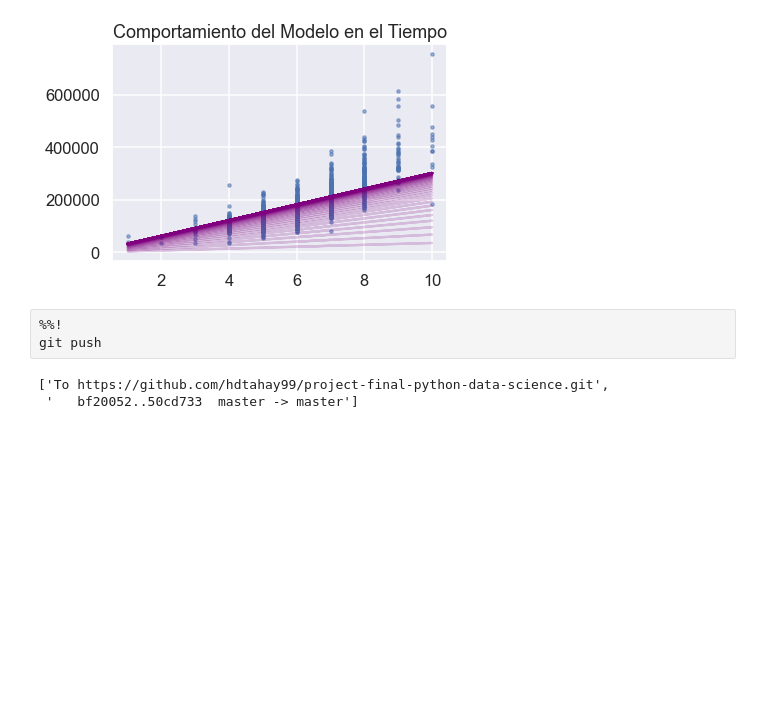
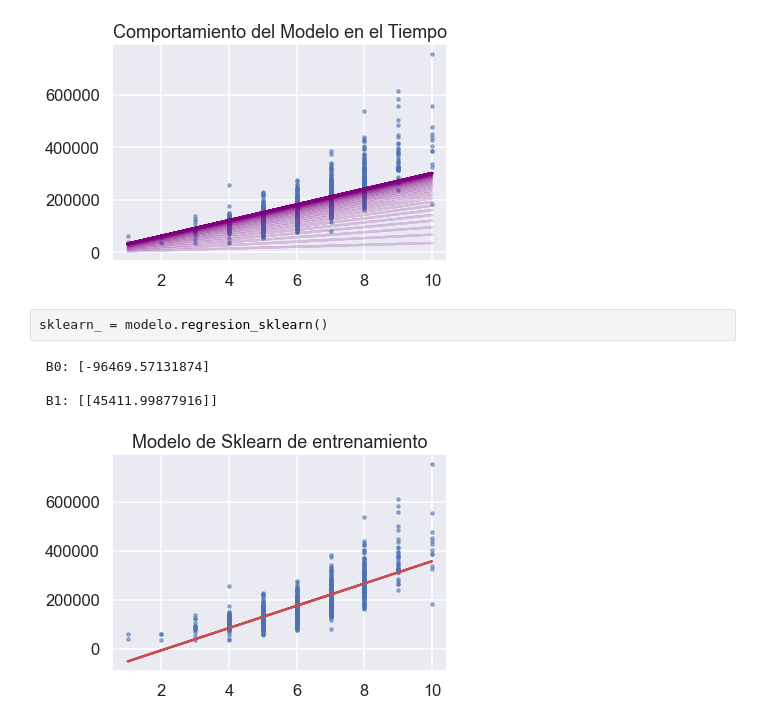
Before and after one commit to hdtahay99/project-final-python-data-science, a Jupyter notebook: dev-project.ipynb, the cells around one changed output. Saved outputs shown, nothing was run; the diff lists cells and outputs as text; blank space fills up the shorter version.

```diff
--- a/dev-project.ipynb
+++ b/dev-project.ipynb
@@ -250,9 +278,10 @@ No.Iteración: 120, Error: 1386532530.6655555
 modelo.draw_models_in_time(1)
 # %% [output]
 [figure]
-# %%
-%%!
-git push
-# %% [output]
-['To https://github.com/hdtahay99/project-final-python-data-science.git',
- '   bf20052..50cd733  master -> master']
+# %%
+sklearn_ = modelo.regresion_sklearn()
+# %% [output]
+ B0: [-96469.57131874]
+
+ B1: [[45411.99877916]]
+[figure, added]
```
Also changed, not shown: parts of 11 cells of this notebook.
